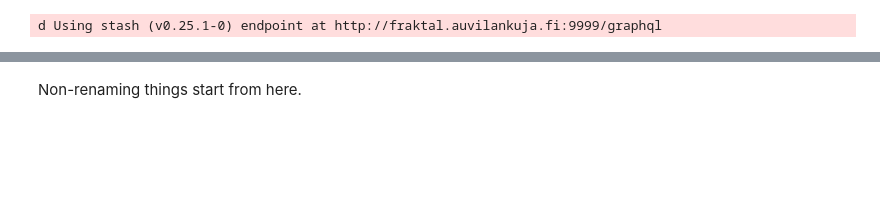
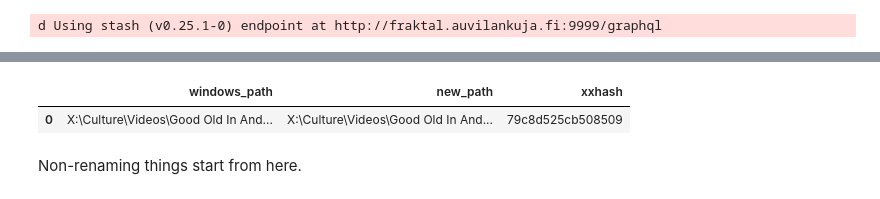
Before and after one commit to MinasukiHikimuna/Culture, a Jupyter notebook: stash.ipynb, the cells around one changed output, grey strips where cells are left out. Saved outputs shown, nothing was run; the diff lists cells and outputs as text; code cells hidden in the pictures; blank space fills up the shorter version.

```diff
--- a/stash.ipynb
+++ b/stash.ipynb
@@ -207,11 +221,10 @@ scenes_df[scenes_df["xxhash"].isnull()]
 # %%
-scenes_df = scenes_df[scenes_df["xxhash"].isnull()]
 scenes_df['fs_title'] = scenes_df['title'].apply(clean_title)
 # With studio code
-# scenes_df['new_filename'] = scenes_df['primary_studio'] + ' – ' + scenes_df['date'] + ' – ' + scenes_df['code'] + ' – ' + scenes_df['fs_title'] + ' – ' + scenes_df['performers_str'] + ' [' + scenes_df['xxhash'] + ']' + scenes_df['suffix']
+scenes_df['new_filename'] = scenes_df['primary_studio'] + ' – ' + scenes_df['date'] + ' – ' + scenes_df['code'] + ' – ' + scenes_df['fs_title'] + ' – ' + scenes_df['performers_str'] + ' [' + scenes_df['xxhash'] + ']' + scenes_df['suffix']
 # Without studio code
-scenes_df['new_filename'] = scenes_df['primary_studio'] + ' – ' + scenes_df['date'] + ' – ' + scenes_df['fs_title'] + ' – ' + scenes_df['performers_str'] + ' [' + scenes_df['xxhash'] + ']' + scenes_df['suffix']
+# scenes_df['new_filename'] = scenes_df['primary_studio'] + ' – ' + scenes_df['date'] + ' – ' + scenes_df['fs_title'] + ' – ' + scenes_df['performers_str'] + ' [' + scenes_df['xxhash'] + ']' + scenes_df['suffix']
 scenes_df['new_path'] = scenes_df['windows_directory'] + '\\' + scenes_df['new_filename']
 
 renames_df = scenes_df[['windows_path', 'new_path', 'xxhash']][scenes_df['windows_path'] != scenes_df['new_path']].sort_values(by='windows_path')
-renames_df["new_path"].values
+renames_df = renames_df[renames_df['new_path'].notnull()]
@@ -220,25 +231,46 @@ array([nan, nan, nan], dtype=object)
 # %%
 import os
 import shutil
+import pandas as pd
+
+# Assuming renames_df is already defined and has columns 'windows_path', 'new_path', 'xxhash'
+
+# Initialize empty DataFrames for success and failure results
+success_df = pd.DataFrame(columns=renames_df.columns)
+failed_df = pd.DataFrame(columns=renames_df.columns)
 
 for index, row in renames_df.iterrows():
     old_path = row['windows_path']
     new_path = row['new_path']
 
-    if (row['xxhash'] is None):
+    # Check for missing hash or new path
+    if pd.isna(row['xxhash']):
         print(f"XXHash not found for {old_path}")
+        failed_df = pd.concat([failed_df, pd.DataFrame([row])], ignore_index=True)
         continue
-    if (row['new_path'] is None):
+    if pd.isna(new_path):
         print(f"New path not found for {old_path}")
+        failed_df = pd.concat([failed_df, pd.DataFrame([row])], ignore_index=True)
         continue
 
-    if not pd.isna(new_path) and os.path.isfile(old_path):
+    # Attempt to move the file if the old path is a file and the new path does not exist
+    if os.path.isfile(old_path):
         if not os.path.exists(new_path):
             try:
                 shutil.move(old_path, new_path)
                 print(f"Moved file from {old_path} to {new_path}")
+                success_df = pd.concat([success_df, pd.DataFrame([row])], ignore_index=True)
             except Exception as e:
                 print(f"Failed to move file from {old_path} to {new_path}: {e}")
+                failed_df = pd.concat([failed_df, pd.DataFrame([row])], ignore_index=True)
         else:
             print(f"A file already exists in the new path: {new_path}")
+            failed_df = pd.concat([failed_df, pd.DataFrame([row])], ignore_index=True)
+    else:
+        print(f"File does not exist: {old_path}")
+        failed_df = pd.concat([failed_df, pd.DataFrame([row])], ignore_index=True)
+
+# Now you have two DataFrames: success_df and failed_df
+print("Successes:", success_df)
+print("Failures:", failed_df)
 # %% [output]
@@ -246,3 +294,8 @@ Moved file from Y:\Culture\Videos\Sites\Vixen Media Group\Slayed\Vixen Media Gro
+# %%
+failed_df
+# %% [output]
+|  | windows_path | new_path | xxhash |
+| 0 | X:\Culture\Videos\Good Old In And... | X:\Culture\Videos\Good Old In And... | 79c8d525cb508509 |
 # %% [markdown]
 Non-renaming things start from here.
 # %%
```
Also changed, not shown: parts of 5 cells of this notebook.
